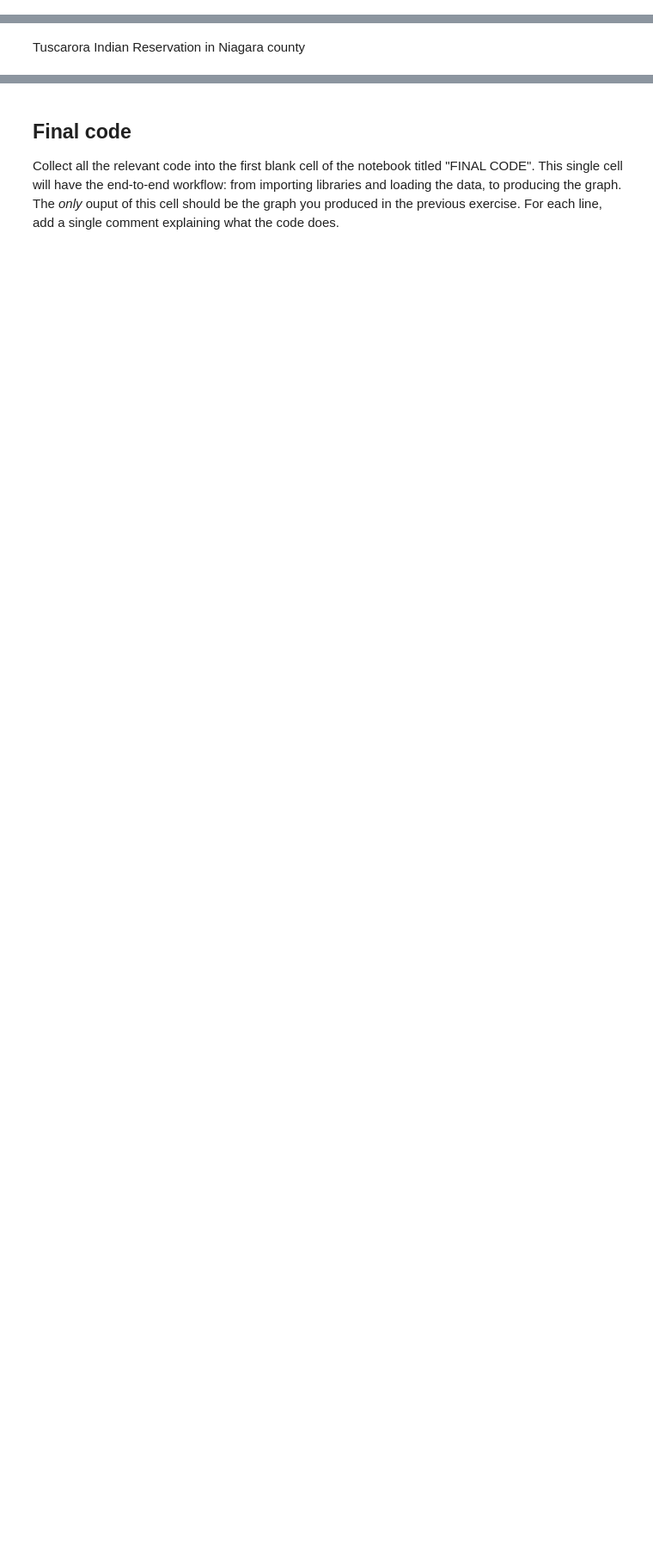
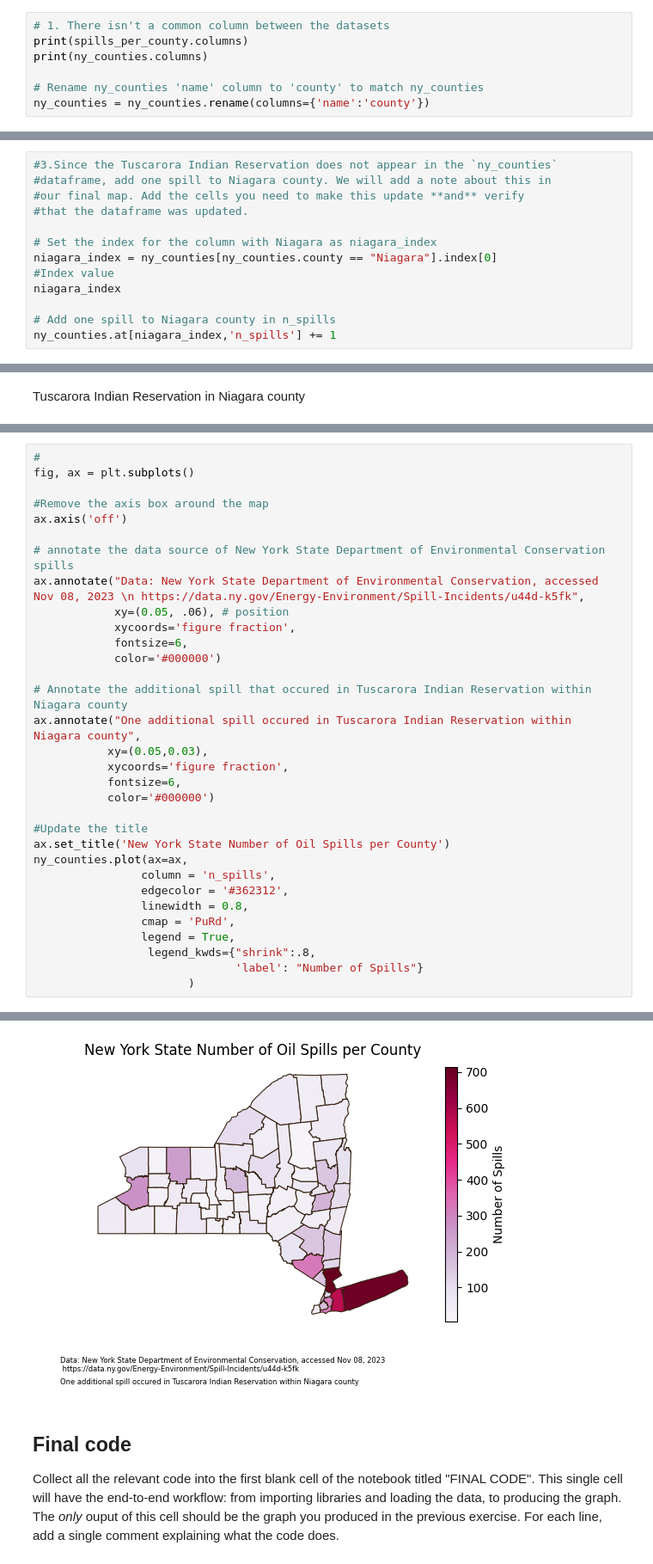
Before and after one commit to hazelvaq/eds220-hwk-3, a Jupyter notebook: hwk3-task1-spills.ipynb, the cells around one changed output, grey strips where cells are left out. Shown at 86% size. Drawn from its saved outputs; the diff is of its cells as text; blank space fills up the shorter version.

```diff
--- a/hwk3-task1-spills.ipynb
+++ b/hwk3-task1-spills.ipynb
@@ -497,0 +492,7 @@ From our previous exploration we know that Tuscarora Indian Reservation will not
+# %%
+# 1. There isn't a common column between the datasets
+print(spills_per_county.columns)
+print(ny_counties.columns)
+
+# Rename ny_counties 'name' column to 'county' to match ny_counties
+ny_counties = ny_counties.rename(columns={'name':'county'})
@@ -497,0 +518,13 @@ From our previous exploration we know that Tuscarora Indian Reservation will not
+# %%
+#3.Since the Tuscarora Indian Reservation does not appear in the `ny_counties`
+#dataframe, add one spill to Niagara county. We will add a note about this in
+#our final map. Add the cells you need to make this update **and** verify
+#that the dataframe was updated.
+
+# Set the index for the column with Niagara as niagara_index
+niagara_index = ny_counties[ny_counties.county == "Niagara"].index[0]
+#Index value
+niagara_index
+
+# Add one spill to Niagara county in n_spills
+ny_counties.at[niagara_index,'n_spills'] += 1
@@ -511,0 +549,33 @@ Tuscarora Indian Reservation in Niagara county
+# %%
+#
+fig, ax = plt.subplots()
+
+#Remove the axis box around the map
+ax.axis('off')
+
+# annotate the data source of New York State Department of Environmental Conservation spills
+ax.annotate("Data: New York State Department of Environmental Conservation, accessed Nov 08, 2023 \n https://data.ny.gov/Energy-Environment/Spill-Incidents/u44d-k5fk",
+            xy=(0.05, .06), # position
+            xycoords='figure fraction',
+            fontsize=6,
+            color='#000000')
+
+# Annotate the additional spill that occured in Tuscarora Indian Reservation within Niagara county
+ax.annotate("One additional spill occured in Tuscarora Indian Reservation within Niagara county",
+           xy=(0.05,0.03),
+           xycoords='figure fraction',
+           fontsize=6,
+           color='#000000')
+
+#Update the title
+ax.set_title('New York State Number of Oil Spills per County')
+ny_counties.plot(ax=ax,
+                column = 'n_spills',
+                edgecolor = '#362312',
+                linewidth = 0.8,
+                cmap = 'PuRd',
+                legend = True,
+                 legend_kwds={"shrink":.8,
+                              'label': "Number of Spills"}
+                       )
+# %% [output]
@@ -512,3 +583,4 @@ Tuscarora Indian Reservation in Niagara county
+[figure, added]
 # %% [markdown]
 ## Final code
 
```
Also changed, not shown: parts of 13 cells of this notebook.
